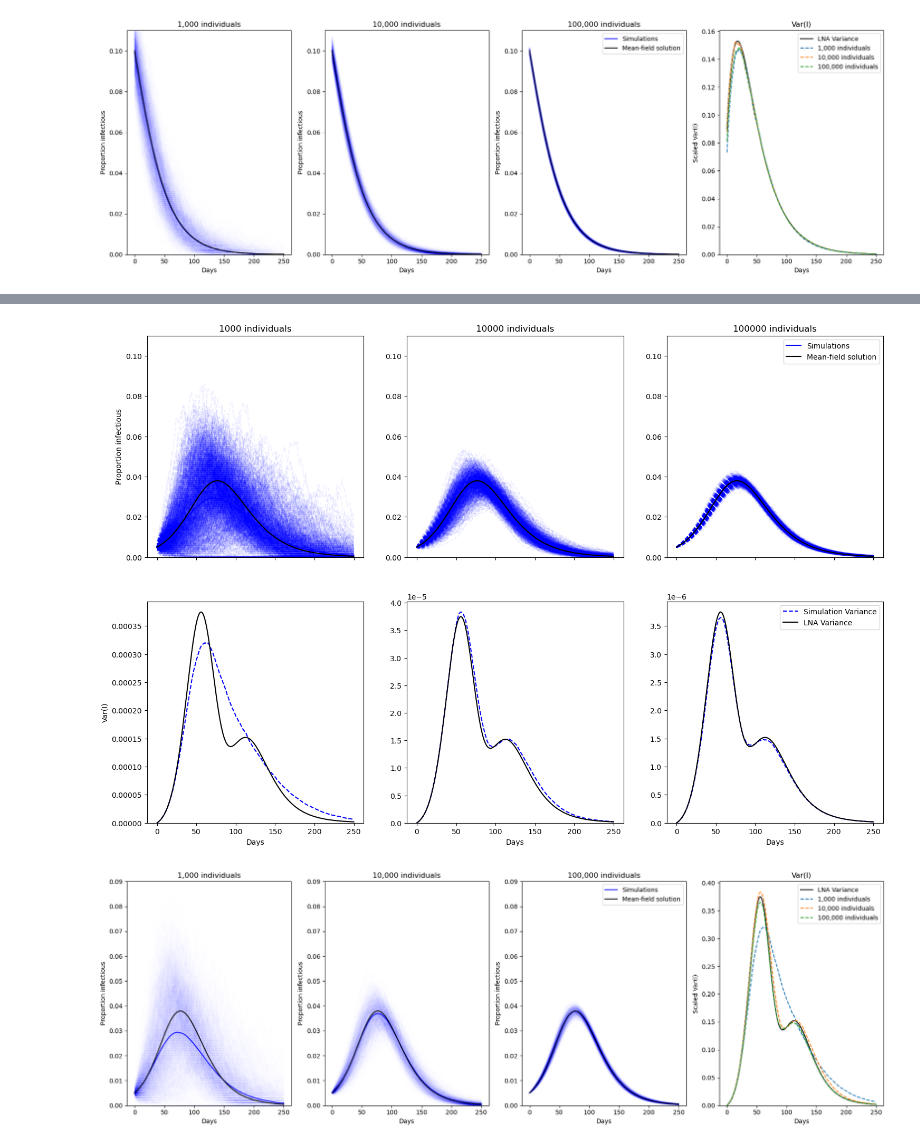
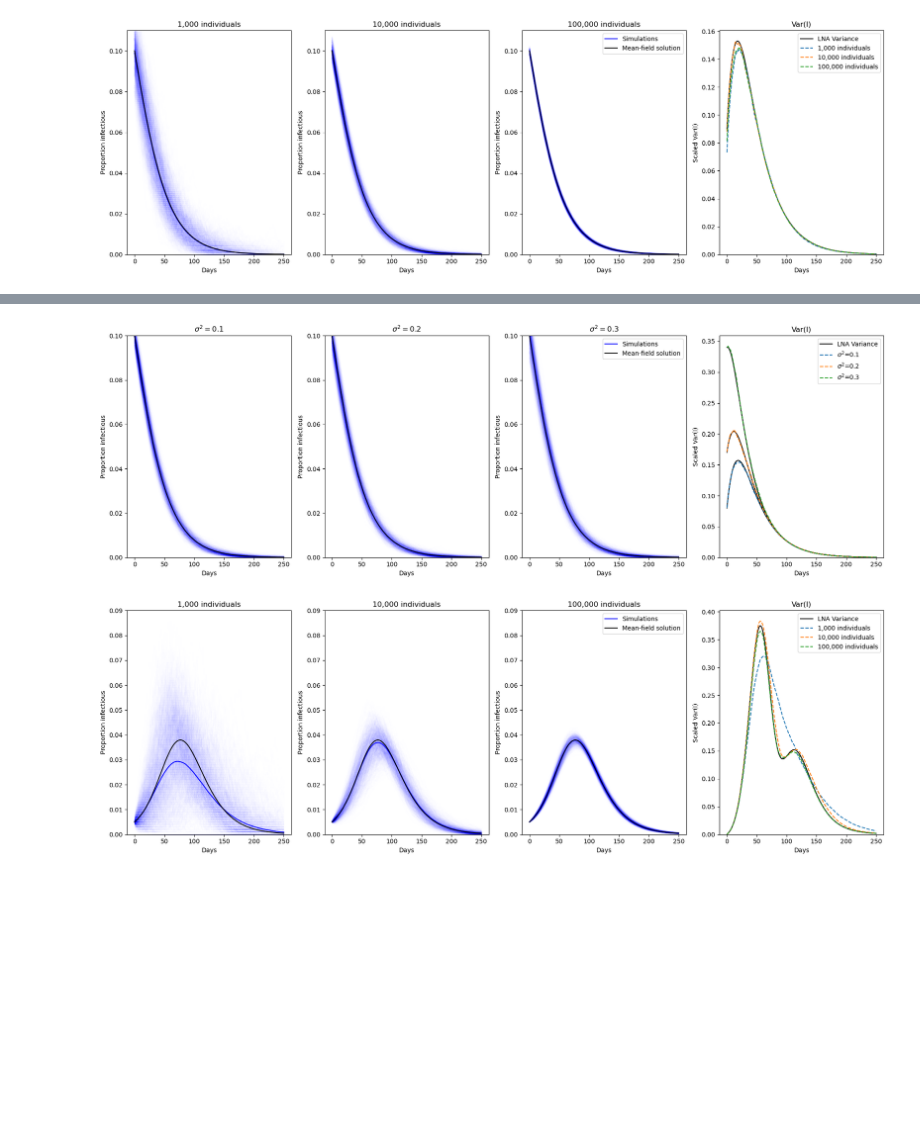
Before and after one commit to joshlooks/non-stationary-ews, a Jupyter notebook: simulations.ipynb, the cells around one changed output, grey strips where cells are left out. Saved outputs shown, nothing was run; the diff lists cells and outputs as text; code cells hidden in the pictures; blank space fills up the shorter version.

```diff
--- a/simulations.ipynb
+++ b/simulations.ipynb
@@ -311,3 +213,51 @@ plt.show()
+# %%
+X0 = [0.9, 0.1, 0, 0.1, 0, 0.08]
+sol = odeint(test_int, X0, ts, args=(betat, gamma, mu))
+Sigmalow = sol[:,5]
+
+X0 = [0.9, 0.1, 0, 0.1, 0, 0.17]
+sol = odeint(test_int, X0, ts, args=(betat, gamma, mu))
+Sigmamed = sol[:,5]
+
+X0 = [0.9, 0.1, 0, 0.1, 0, 0.34]
+sol = odeint(test_int, X0, ts, args=(betat, gamma, mu))
+Sigmahigh = sol[:,5]
+
+fig, axs = plt.subplots(1, 4, figsize=(18, 6), sharex=True)
+axs[0].plot(days, df_1.values[:,::10], color = 'b', alpha = 0.005)
+axs[0].plot(days, df_1.mean(axis = 1), color = 'b')
+axs[0].plot(ts, I, color = 'k')
+axs[1].plot(days, df_2.values[:,::10], color = 'b', alpha = 0.005)
+axs[1].plot(days, df_2.mean(axis = 1), color = 'b')
+axs[1].plot(ts, I, color = 'k')
+axs[2].plot(days, df_3.values[:,::10], color = 'b', alpha = 0.005)
+axs[2].plot(days, df_3.mean(axis = 1), color = 'b', label = 'Simulations')
+axs[2].plot(ts, I, color = 'k', label = 'Mean-field solution')
+axs[3].plot(ts, Sigmalow, color = 'k')
+axs[3].plot(ts, Sigmamed, color = 'k')
+axs[3].plot(ts, Sigmahigh, color = 'k', label='LNA Variance')
+axs[3].plot(days, df_1_var*10000, linestyle = '--', label = f'$\sigma^2$=0.1')
+axs[3].plot(days, df_2_var*10000, linestyle = '--', label = f'$\sigma^2$=0.2')
+axs[3].plot(days, df_3_var*10000, linestyle = '--', label = f'$\sigma^2$=0.3')
+pop_size = [f'$\sigma^2=0.1$',f'$\sigma^2=0.2$',f'$\sigma^2=0.3$']
+row_title = ['Proportion infectious','Proportion infectious','Proportion infectious','Scaled Var(I)']
+y_lims = [(0,0.1),(0,0.1),(0,0.1),(0,None)]
+for j in range(4):
+    axs[j].set_ylim(y_lims[j])
+    if j != 3:
+        axs[j].set_title(f'{pop_size[j]}')
+    else:
+        axs[j].set_title('Var(I)')
+    axs[j].set_xlabel('Days')
+    if ((j == 2) or (j==3)):
+        axs[j].legend()
+        axs[j].legend()
+for i in range(4):
+    axs[i].set_ylabel(row_title[i])
+plt.tight_layout()
+plt.show()
+# %% [output]
+[figure, added]
 # %%
 # Change estimates slightly for SIR model
 N = 1e5  # Total population
@@ -343,38 +293,6 @@ high_100000 = high_100000 / 100000
 df_100000 = pd.DataFrame(high_100000).T
 stoch_cst = df_100000.sub(df_100000.mean(axis = 1), axis = 'rows')
 df_100000_var = stoch_cst.var(axis=1).values
-# %%
-fig, axs = plt.subplots(2, 3, figsize=(18, 12), sharex=True)
-axs[0,0].plot(days, df_1000.values[:,::10], color = 'b', linestyle = '--', alpha = 0.05)
-axs[0,0].plot(days, df_1000.mean(axis = 1), color = 'b')
-axs[0,0].plot(ts, I, color = 'k')
-axs[0,1].plot(days, df_10000.values[:,::10], color = 'b', linestyle = '--', alpha = 0.05)
-axs[0,1].plot(days, df_10000.mean(axis = 1), color = 'b')
-axs[0,1].plot(ts, I, color = 'k')
-axs[0,2].plot(days, df_100000.values[:,::10], color = 'b', linestyle = '--', alpha = 0.05)
-axs[0,2].plot(days, df_100000.mean(axis = 1), color = 'b', label = 'Simulations')
-axs[0,2].plot(ts, I, color = 'k', label = 'Mean-field solution')
-axs[1,0].plot(days, df_1000_var, color = 'b', linestyle = '--')
-axs[1,0].plot(ts, Sigma22/1000, color = 'k')
-axs[1,1].plot(days, df_10000_var, color = 'b', linestyle = '--')
-axs[1,1].plot(ts, Sigma22/10000, color = 'k')
-axs[1,2].plot(days, df_100000_var, color = 'b', linestyle = '--', label = 'Simulation Variance')
-axs[1,2].plot(ts, Sigma22/100000, color = 'k', label='LNA Variance')
-pop_size = [1000,10000,100000]
-row_title = ['Proportion infectious','Var(I)']
-for j in range(3):
-    axs[0,j].set_ylim(0,0.11)
-    axs[1,j].set_ylim(0,None)
-    axs[0,j].set_title(f'{pop_size[j]} individuals')
-    axs[1,j].set_xlabel('Days')
-    if j == 2:
-        axs[0,j].legend()
-        axs[1,j].legend()
-for i in range(2):
-    axs[i,0].set_ylabel(row_title[i])
-plt.show()
-# %% [output]
-[figure, removed]
 # %%
 fig, axs = plt.subplots(1, 4, figsize=(18, 6), sharex=True)
 axs[0].plot(days, df_1000.values[:,::10], color = 'b', alpha = 0.005)
```
Also changed, not shown: parts of 12 cells of this notebook, 4 other files.
